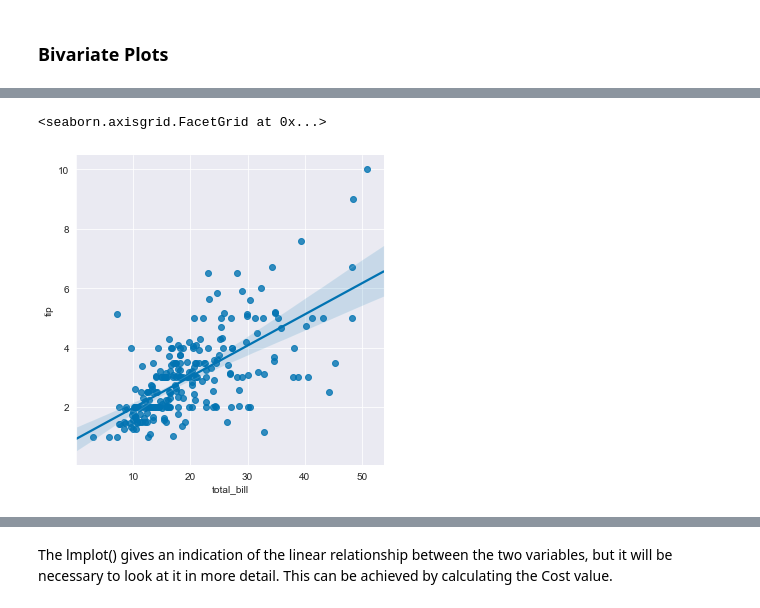
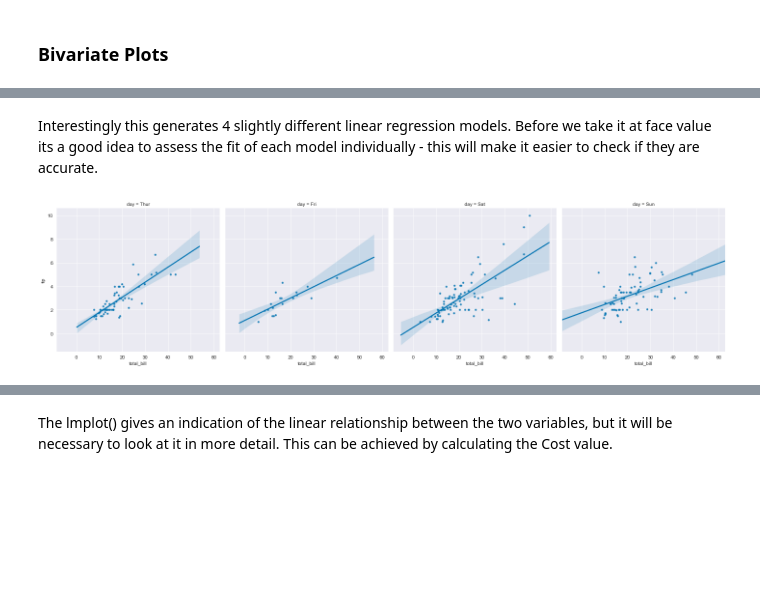
Before and after one commit to Pmcg1/FoDA_Project_2019, a Jupyter notebook: FoDA_Assessment_2019.ipynb, the cells around one changed output, grey strips where cells are left out. Drawn from its saved outputs; the diff is of its cells as text; code cells hidden in the pictures; blank space fills up the shorter version.

Commit message:
added explanations of plot types and their contents. Expanded on jointplot. Added and tweaked lmplots. Calculated cost function for each day.

```diff
--- a/FoDA_Assessment_2019.ipynb
+++ b/FoDA_Assessment_2019.ipynb
@@ -266,5 +315,6 @@ We can go one step further and visualise the linear relationshop through the obs
+# %% [markdown]
+Interestingly this generates 4 slightly different linear regression models. Before we take it at face value its a good idea to assess the fit of each model individually - this will make it easier to check if they are accurate.
 # %%
-sns.lmplot(x="total_bill", y="tip", data=df)
+g = sns.lmplot(x="total_bill", y="tip", col="day", data=df, ci=95, scatter_kws={"s": 10})
 # %% [output]
-<seaborn.axisgrid.FacetGrid at 0x...>
-[figure, old version]
+[figure, new version]
```
Also changed, not shown: parts of 33 cells of this notebook, 1 other file.
